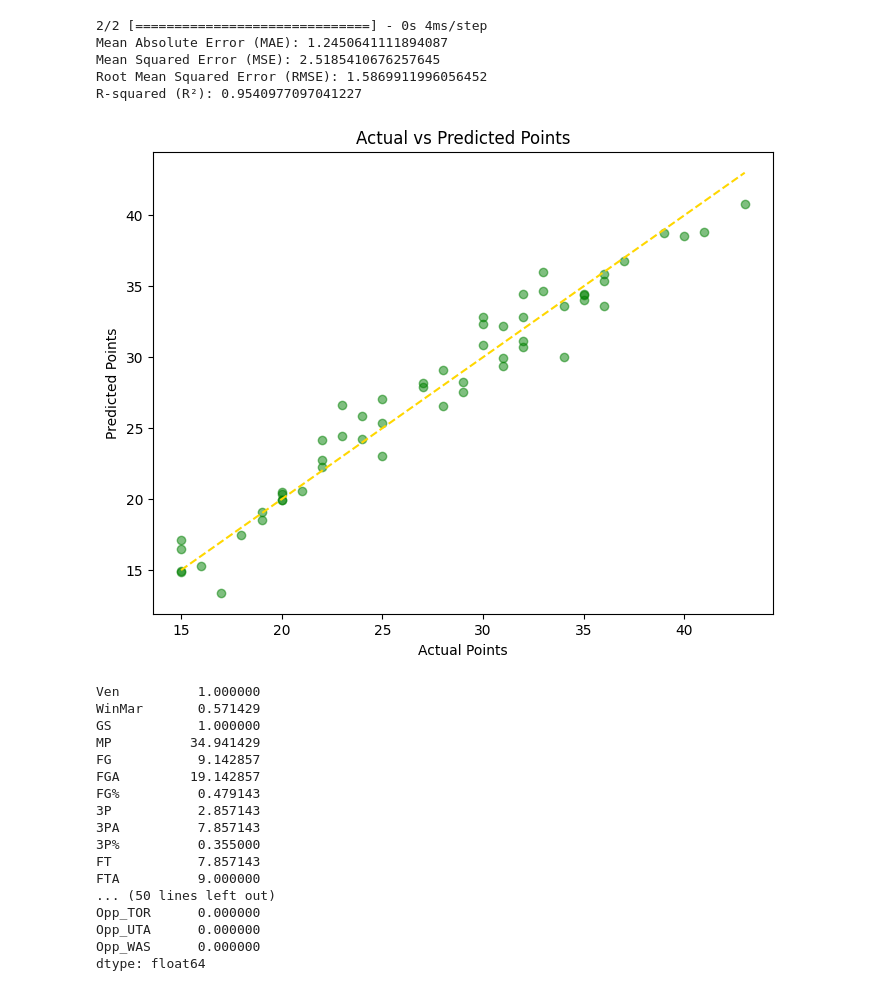
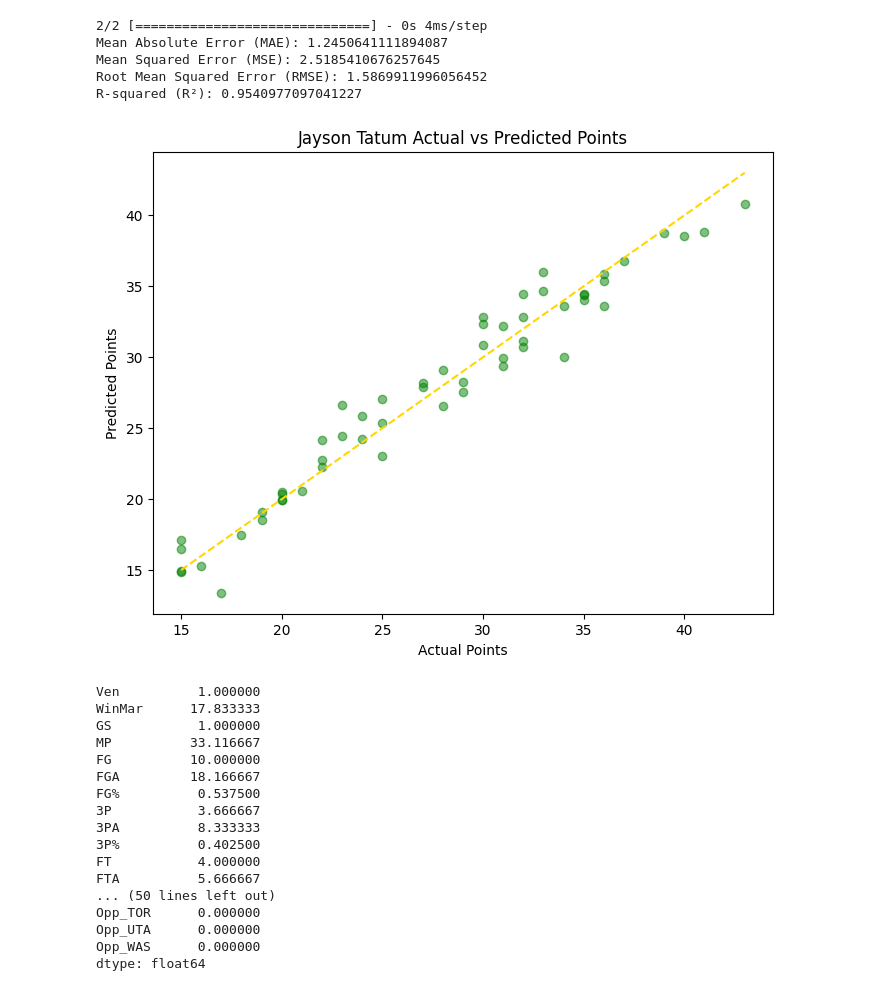
Before and after one commit to min-is/nbaperformanceprediction, a Jupyter notebook: jupyter/jaysontutum_FNN.ipynb, the cells around one changed output. Cells and saved outputs as stored; diff of their text form; code cells hidden in the pictures.

```diff
--- a/playermodel.ipynb
+++ b/jupyter/jaysontutum_FNN.ipynb
@@ -145,15 +145,15 @@ R-squared (R²): 0.9540977097041227
 # %%
 import matplotlib.pyplot as plt
 
 plt.figure(figsize=(8, 6))
 plt.scatter(y_test, y_pred, color='green', alpha=0.5)
 plt.plot([min(y_test), max(y_test)], [min(y_test), max(y_test)], color='gold', linestyle='--')
 plt.xlabel("Actual Points")
 plt.ylabel("Predicted Points")
-plt.title("Actual vs Predicted Points")
+plt.title("Jayson Tatum Actual vs Predicted Points")
 plt.show()
 # %% [output]
-[figure, old version]
+[figure, new version]
 # %%
 def get_average_stats_against_opponent(df, opponent):
     opponent_column = f"Opp_{opponent}"
@@ -164,7 +164,7 @@ def get_average_stats_against_opponent(df, opponent):
     average_stats = opponent_data[features].mean()
     return average_stats
 
-opponent = "OKC"
+opponent = "SAC"
 average_stats = get_average_stats_against_opponent(df, opponent)
 
 game_type = input("Is this a home or away game? ").strip().lower()
@@ -178,17 +178,17 @@ else:
 print(average_stats)
 # %% [output]
 Ven          1.000000
-WinMar       0.571429
+WinMar      17.833333
 GS           1.000000
-MP          34.941429
-FG           9.142857
-FGA         19.142857
-FG%          0.479143
-3P           2.857143
-3PA          7.857143
-3P%          0.355000
-FT           7.857143
-FTA          9.000000
+MP          33.116667
+FG          10.000000
+FGA         18.166667
+FG%          0.537500
+3P           3.666667
+3PA          8.333333
+3P%          0.402500
+FT           4.000000
+FTA          5.666667
 ... (50 lines left out)
 Opp_TOR      0.000000
 Opp_UTA      0.000000
```
Also changed, not shown: parts of 1 cell of this notebook, 1 other file.
